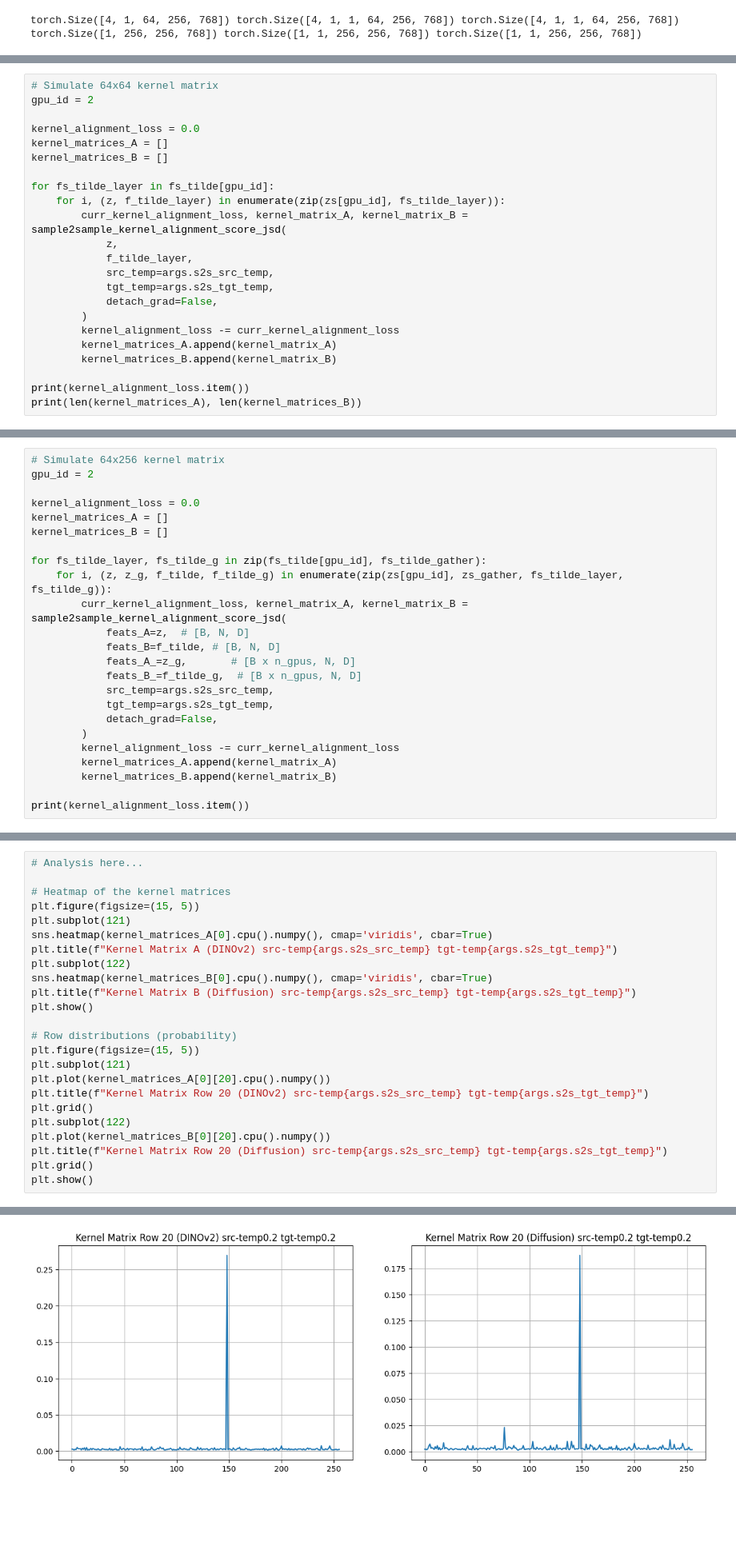
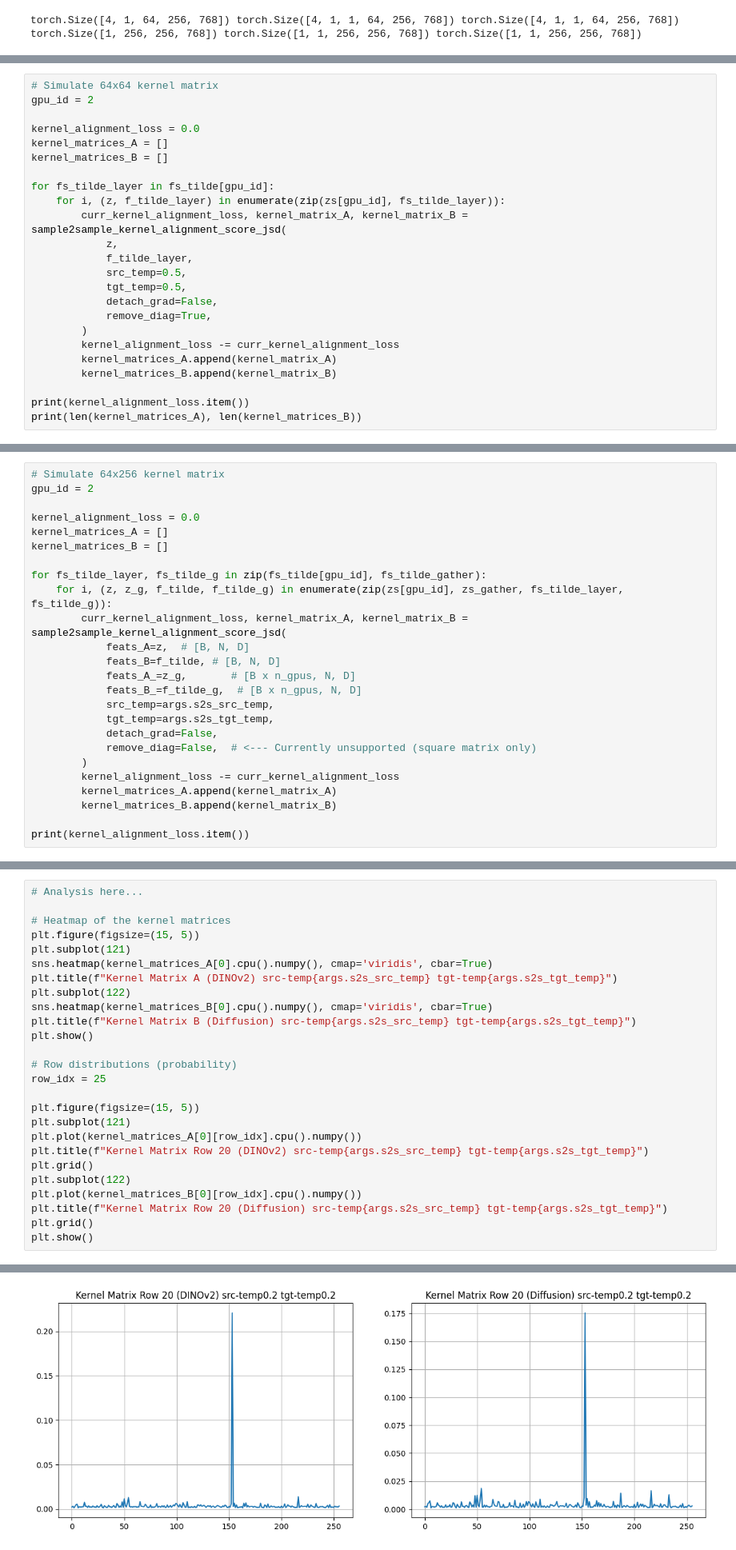
Before and after one commit to xingjianleng/REPA, a Jupyter notebook: notebooks/s2s-temp-analysis.ipynb, the cells around one changed output, grey strips where cells are left out. Shown: that part at 80% size. Saved outputs shown, nothing was run; the diff lists cells and outputs as text; blank space fills up the shorter version.

```diff
--- a/notebooks/s2s-temp-analysis.ipynb
+++ b/notebooks/s2s-temp-analysis.ipynb
@@ -342,9 +572,10 @@ for fs_tilde_layer in fs_tilde[gpu_id]:
         curr_kernel_alignment_loss, kernel_matrix_A, kernel_matrix_B = sample2sample_kernel_alignment_score_jsd(
             z,
             f_tilde_layer,
-            src_temp=args.s2s_src_temp,
-            tgt_temp=args.s2s_tgt_temp,
+            src_temp=0.5,
+            tgt_temp=0.5,
             detach_grad=False,
+            remove_diag=True,
         )
         kernel_alignment_loss -= curr_kernel_alignment_loss
         kernel_matrices_A.append(kernel_matrix_A)
@@ -400,6 +633,7 @@ for fs_tilde_layer, fs_tilde_g in zip(fs_tilde[gpu_id], fs_tilde_gather):
             src_temp=args.s2s_src_temp,
             tgt_temp=args.s2s_tgt_temp,
             detach_grad=False,
+            remove_diag=False,  # <--- Currently unsupported (square matrix only)
         )
         kernel_alignment_loss -= curr_kernel_alignment_loss
         kernel_matrices_A.append(kernel_matrix_A)
@@ -422,13 +656,15 @@ plt.title(f"Kernel Matrix B (Diffusion) src-temp{args.s2s_src_temp} tgt-temp{arg
 plt.show()
 
 # Row distributions (probability)
+row_idx = 25
+
 plt.figure(figsize=(15, 5))
 plt.subplot(121)
-plt.plot(kernel_matrices_A[0][20].cpu().numpy())
+plt.plot(kernel_matrices_A[0][row_idx].cpu().numpy())
 plt.title(f"Kernel Matrix Row 20 (DINOv2) src-temp{args.s2s_src_temp} tgt-temp{args.s2s_tgt_temp}")
 plt.grid()
 plt.subplot(122)
-plt.plot(kernel_matrices_B[0][20].cpu().numpy())
+plt.plot(kernel_matrices_B[0][row_idx].cpu().numpy())
 plt.title(f"Kernel Matrix Row 20 (Diffusion) src-temp{args.s2s_src_temp} tgt-temp{args.s2s_tgt_temp}")
 plt.grid()
 plt.show()
@@ -437 +673 @@ plt.show()
-[figure, old version]
+[figure, new version]
```
Also changed, not shown: parts of 6 cells of this notebook, 7 other files.
